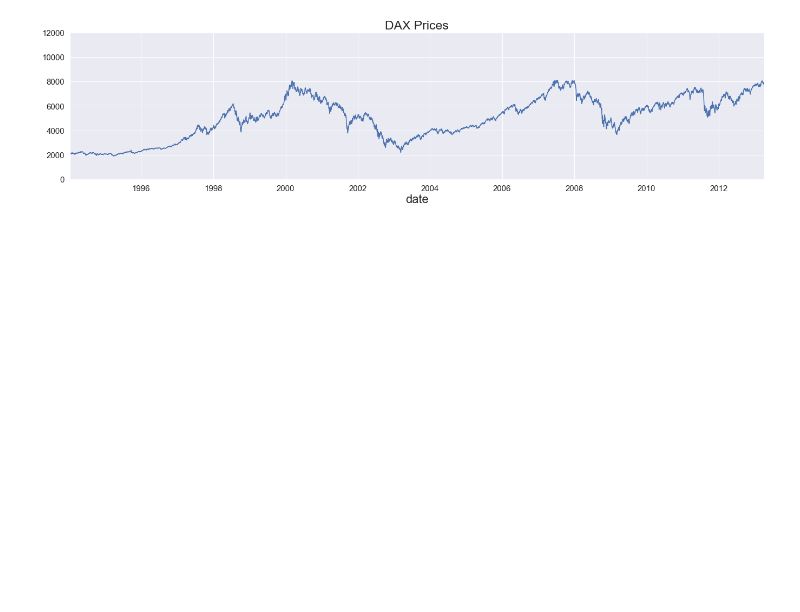
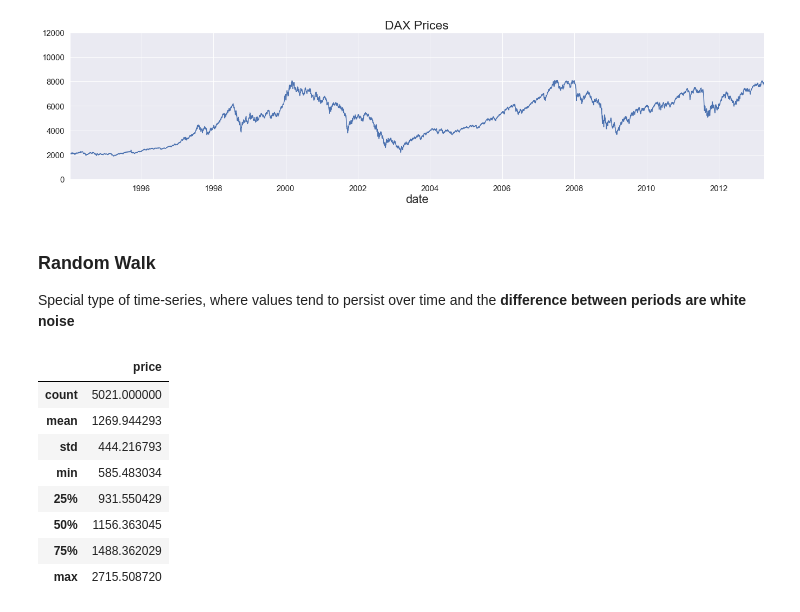
Before and after one commit to neto-riga/DataScience, a Jupyter notebook: analysis/365_analysis/TimeSeries/3_white_noise.ipynb, the cells around one changed output. Saved outputs shown, nothing was run; the diff lists cells and outputs as text; code cells hidden in the pictures; blank space fills up the shorter version.

```diff
--- a/analysis/365_analysis/TimeSeries/3_white_noise.ipynb
+++ b/analysis/365_analysis/TimeSeries/3_white_noise.ipynb
@@ -98,3 +98,27 @@ df_train['wn'].plot(figsize=(23,5), title='White Noise Time-Series');
 df_train['dax'].plot(figsize=(23, 5), title='DAX Prices', ylim=(0, 12_000));
 # %% [output]
 [figure]
+# %% [markdown]
+### Random Walk
+Special type of time-series, where values tend to persist over time and the **difference between periods are white noise**
+# %%
+directory = "C:/Users/42111/Desktop/DataScience/analysis/archive\
+/dataScience365/5_2_randwalk-csv/RandWalk.csv"
+rw = pd.read_csv(directory).copy()
+
+# Transforming to datetime as index with b freq
+rw['date'] = pd.to_datetime(rw['date'], dayfirst=True)
+rw.set_index('date', inplace=True)
+rw = rw.asfreq('b')
+
+rw.describe()
+# %% [output]
+|  | price |
+| count | 5021.000000 |
+| mean | 1269.944293 |
+| std | 444.216793 |
+| min | 585.483034 |
+| 25% | 931.550429 |
+| 50% | 1156.363045 |
+| 75% | 1488.362029 |
+| max | 2715.508720 |
```
Also changed, not shown: parts of 19 cells of this notebook.
